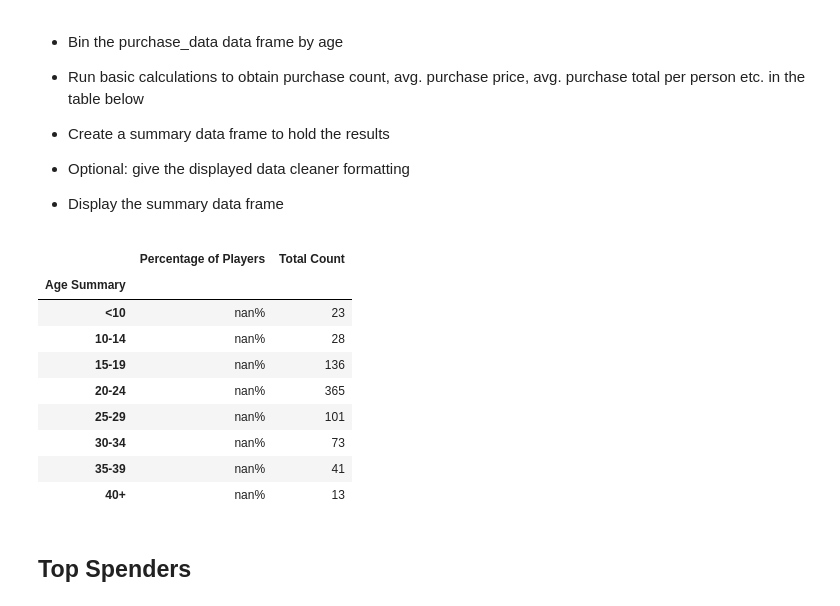
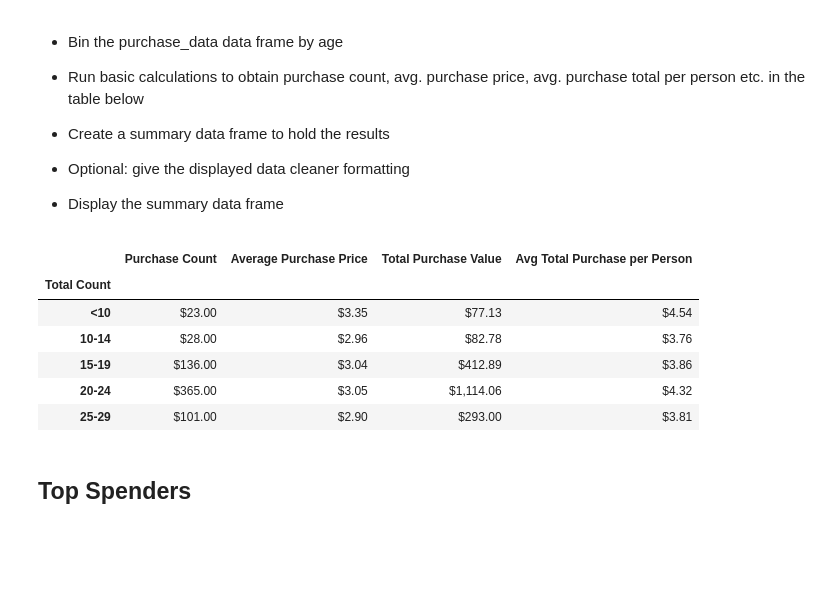
Before and after one commit to michellebannon/pandas-challenge, a Jupyter notebook: HeroesOfPymoli/HeroesOfPymoli_starter.ipynb, the cells around one changed output. Drawn from its saved outputs; the diff is of its cells as text; code cells hidden in the pictures; blank space fills up the shorter version.

Commit message:
All challenges done, I CAN'T FIGURE OUT THE FORMATTING

```diff
--- a/HeroesOfPymoli/HeroesOfPymoli_starter.ipynb
+++ b/HeroesOfPymoli/HeroesOfPymoli_starter.ipynb
@@ -94,0 +61,20 @@ purch_analysis_df
+# %%
+#get number of unique items
+unique_items_count = len(purchase_data["Item Name"].unique())
+
+#get number of purchases
+purchase_count = len(purchase_data)
+
+#determine the total revenue
+total_revenue = purchase_data['Price'].sum()
+
+#find average price
+average_price = purchase_data['Price'].mean()
+
+#building dataframe for outputting
+purchasing_analysis = pd.DataFrame([[unique_items_count, average_price, purchase_count, total_revenue]],
+                                   columns=['Number of Unique Items', 'Average Price', 'Number of Purchases', 'Total Revenue'])
+
+#formatting the output
+pd.options.display.float_format = '${:,.2f}'.format
+purchasing_analysis
@@ -190,24 +237,40 @@ female
 
 
 * Display the summary data frame
-# %%
-# Create bins
-# age bins are 0, 9.90, 14.90, 19.90, 24.90, 29.90, 34.90, 39.90, 99999
-age_bins = [0, 9.90, 14.90, 19.90, 24.90, 29.90, 34.90, 39.90, 99999]
-
-#Create bin names
-bin_names = ["<10", "10-14", "15-19", "20-24", "25-29", "30-34", "35-39", "40+"]
-# %% [output]
-|  | Percentage of Players | Total Count |
-| Age Summary |  |  |
-| <10 | nan% | 23 |
-| 10-14 | nan% | 28 |
-| 15-19 | nan% | 136 |
-| 20-24 | nan% | 365 |
-| 25-29 | nan% | 101 |
-| 30-34 | nan% | 73 |
-| 35-39 | nan% | 41 |
-| 40+ | nan% | 13 |
+# %%
+#create bins
+bins = [0, 9, 14, 19, 24, 29, 34, 39, 150]
+
+#create bin labels
+bin_labels = ['<10', '10-14', '15-19', '20-24', '25-29', '30-34', '35-39', '40+']
+
+#group data into the bins
+purchase_data["Total Count"] = pd.cut(purchase_data["Age"], bins, labels=bin_labels)
+
+#create new varaible to include all the headers
+less_rows = purchase_data[['Total Count','SN', 'Price']]
+
+#group the data, get counts, sum and mean, and assign it a headers
+less_rows_grouped = less_rows.groupby('Total Count')
+purchase_counts = less_rows_grouped['Price'].count()
+average_prices = round(less_rows_grouped['Price'].mean(),2,)
+total_spent = round(less_rows_grouped['Price'].sum(), 2)
+spending_per_person = round(total_spent/age_counts,2)
+
+
+#create summary statistics
+summary4 = pd.DataFrame([purchase_counts, average_prices, total_spent, spending_per_person])
+summary4b = summary4.T
+summary4b.columns = ['Purchase Count', 'Average Purchase Price', 'Total Purchase Value', 'Avg Total Purchase per Person']
+summary4b.head()
+# %% [output]
+|  | Purchase Count | Average Purchase Price | Total Purchase Value | Avg Total Purchase per Person |
+| Total Count |  |  |  |  |
+| <10 | $23.00 | $3.35 | $77.13 | $4.54 |
+| 10-14 | $28.00 | $2.96 | $82.78 | $3.76 |
+| 15-19 | $136.00 | $3.04 | $412.89 | $3.86 |
+| 20-24 | $365.00 | $3.05 | $1,114.06 | $4.32 |
+| 25-29 | $101.00 | $2.90 | $293.00 | $3.81 |
 # %% [markdown]
 ## Top Spenders
 # %% [markdown]
```
Also changed, not shown: parts of 21 cells of this notebook, 3 other files.
